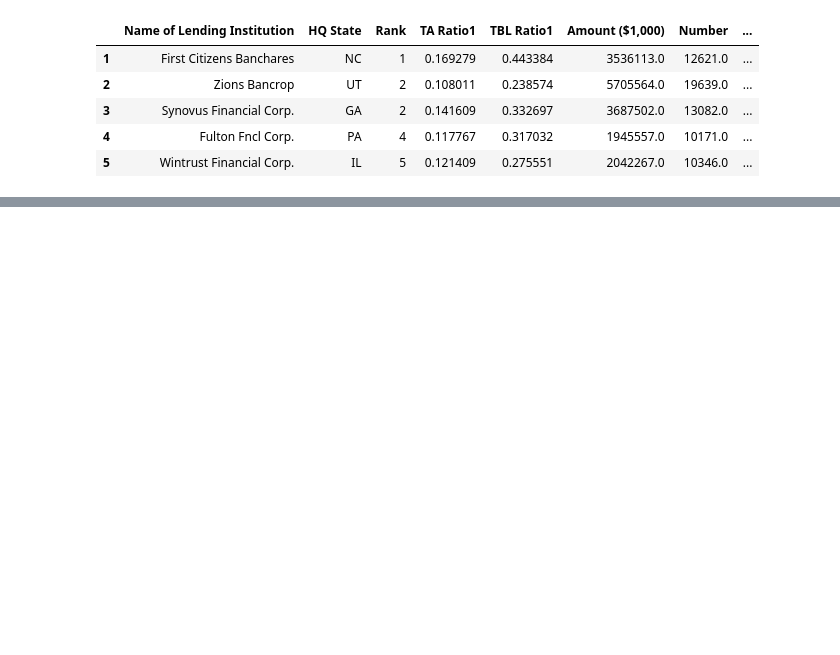
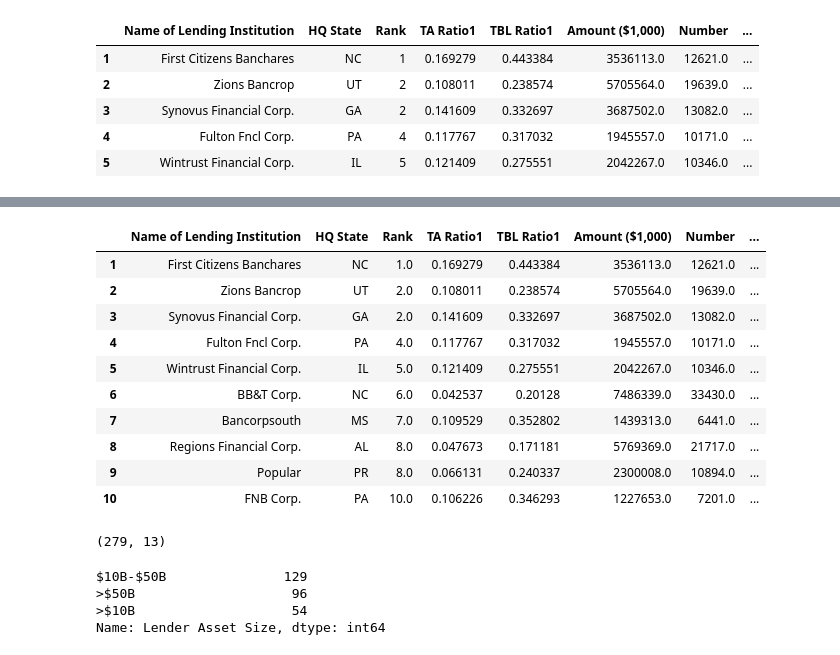
Before and after one commit to ravisole/datacleaningProject, a Jupyter notebook: Data_Cleaning_Project_01.ipynb, the cells around one changed output, grey strips where cells are left out. Drawn from its saved outputs; the diff is of its cells as text; code cells hidden in the pictures; blank space fills up the shorter version.

```diff
--- a/Data_Cleaning_Project_01.ipynb
+++ b/Data_Cleaning_Project_01.ipynb
@@ -113,0 +146,29 @@ df['Rank']=df.Rank.ffill()+df.groupby(df.Rank.notnull().cumsum()).cumcount()+1
+# %%
+df2['Rank'].replace({'NR':np.NaN}, inplace=True)
+df2['Rank']=df2.Rank.ffill()+df2.groupby(df2.Rank.notnull().cumsum()).cumcount()
+df2.head(10)
+# %% [output]
+|  | Name of Lending Institution | HQ State | Rank | TA Ratio1 | TBL Ratio1 | Amount ($1,000) | Number | ... |
+| 1 | First Citizens Banchares | NC | 1.0 | 0.169279 | 0.443384 | 3536113.0 | 12621.0 | ... |
+| 2 | Zions Bancrop | UT | 2.0 | 0.108011 | 0.238574 | 5705564.0 | 19639.0 | ... |
+| 3 | Synovus Financial Corp. | GA | 2.0 | 0.141609 | 0.332697 | 3687502.0 | 13082.0 | ... |
+| 4 | Fulton Fncl Corp. | PA | 4.0 | 0.117767 | 0.317032 | 1945557.0 | 10171.0 | ... |
+| 5 | Wintrust Financial Corp. | IL | 5.0 | 0.121409 | 0.275551 | 2042267.0 | 10346.0 | ... |
+| 6 | BB&T Corp. | NC | 6.0 | 0.042537 | 0.20128 | 7486339.0 | 33430.0 | ... |
+| 7 | Bancorpsouth | MS | 7.0 | 0.109529 | 0.352802 | 1439313.0 | 6441.0 | ... |
+| 8 | Regions Financial Corp. | AL | 8.0 | 0.047673 | 0.171181 | 5769369.0 | 21717.0 | ... |
+| 9 | Popular | PR | 8.0 | 0.066131 | 0.240337 | 2300008.0 | 10894.0 | ... |
+| 10 | FNB Corp. | PA | 10.0 | 0.106226 | 0.346293 | 1227653.0 | 7201.0 | ... |
+# %%
+frames=[df, df1, df2]
+df=pd.concat(frames)
+df.shape
+# %% [output]
+(279, 13)
+# %%
+df['Lender Asset Size'].value_counts()
+# %% [output]
+$10B-$50B               129
+>$50B                    96
+>$10B                    54
+Name: Lender Asset Size, dtype: int64
```
Also changed, not shown: parts of 29 cells of this notebook.
